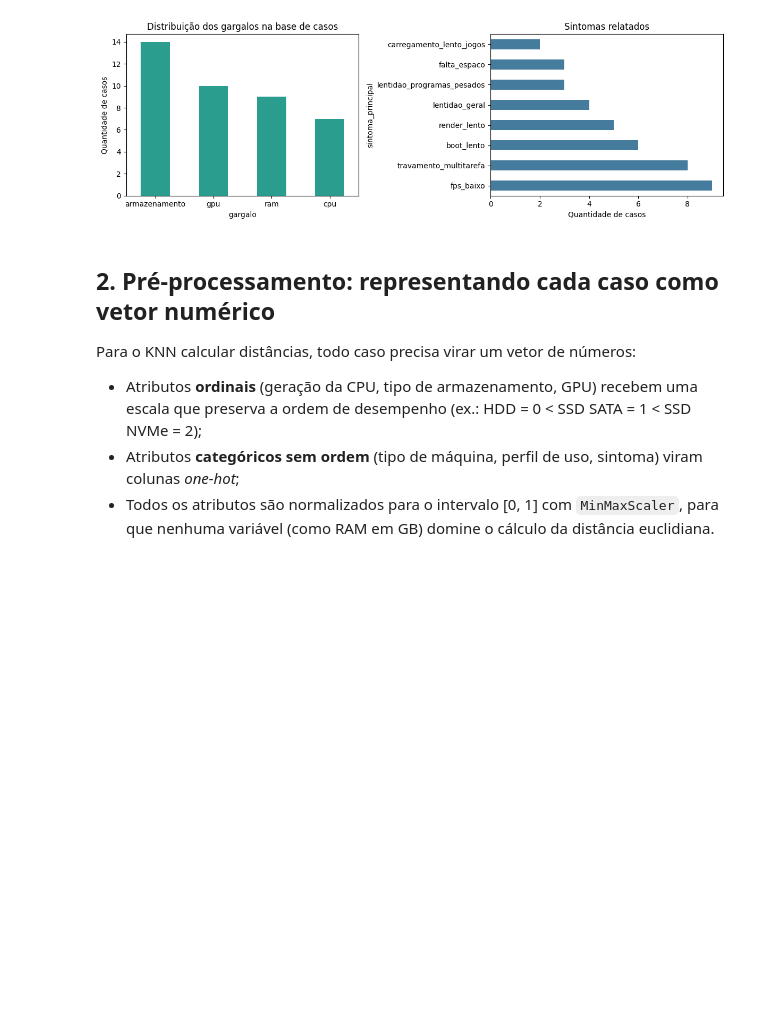
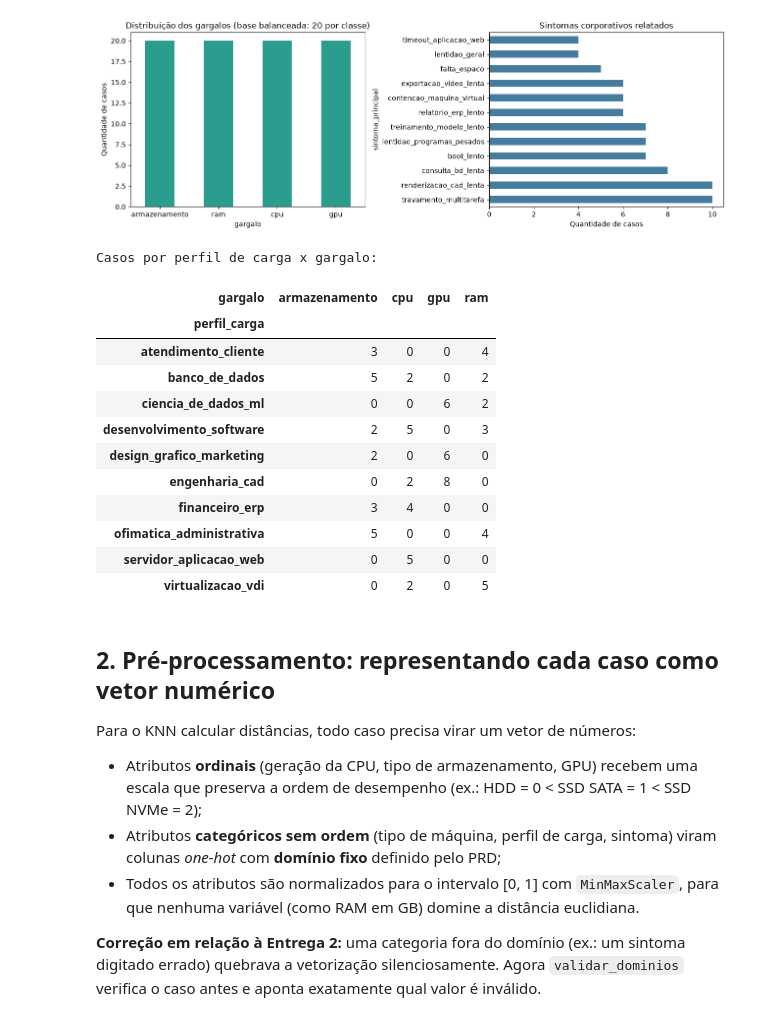
Before and after one commit to daniSepeda/identificador-gargalos-hardware-ia, a Jupyter notebook: notebooks/checkpoint_experimentos.ipynb, the cells around one changed output. Cells and saved outputs as stored; diff of their text form; code cells hidden in the pictures; blank space fills up the shorter version.

Commit message:
:sparkles: feat: adapta notebook para a base corporativa e valida dominios de categoria

```diff
--- a/notebooks/checkpoint_experimentos.ipynb
+++ b/notebooks/checkpoint_experimentos.ipynb
@@ -29,9 +37,21 @@ import numpy as np
 import matplotlib.pyplot as plt
 
 # Ao rodar localmente usa o CSV do repositorio; no Google Colab baixa direto do GitHub
-CAMINHO_LOCAL = '../data/base_casos.csv'
-URL_GITHUB = 'https://raw.githubusercontent.com/daniSepeda/identificador-gargalos-hardware-ia/main/data/base_casos.csv'
-casos = pd.read_csv(CAMINHO_LOCAL if os.path.exists(CAMINHO_LOCAL) else URL_GITHUB)
+CAMINHO_LOCAL = '../data/base_casos_corporativa_v1.csv'
+URLS_GITHUB = [
+    'https://raw.githubusercontent.com/daniSepeda/identificador-gargalos-hardware-ia/main/data/base_casos_corporativa_v1.csv',
+    'https://raw.githubusercontent.com/daniSepeda/identificador-gargalos-hardware-ia/claude/prd-repo-memory-gl9m7e/data/base_casos_corporativa_v1.csv',
+]
+
+if os.path.exists(CAMINHO_LOCAL):
+    casos = pd.read_csv(CAMINHO_LOCAL)
+else:
+    for url in URLS_GITHUB:
+        try:
+            casos = pd.read_csv(url)
+            break
+        except Exception:
+            continue
 
 print(f'Total de casos na base: {len(casos)}')
 casos.head()
@@ -46,27 +66,46 @@ Total de casos na base: 40
 # %%
-fig, eixos = plt.subplots(1, 2, figsize=(12, 4))
+fig, eixos = plt.subplots(1, 2, figsize=(13, 4.5))
 
 casos['gargalo'].value_counts().plot(kind='bar', ax=eixos[0], color='#2a9d8f')
-eixos[0].set_title('Distribuição dos gargalos na base de casos')
+eixos[0].set_title('Distribuição dos gargalos (base balanceada: 20 por classe)')
 eixos[0].set_ylabel('Quantidade de casos')
 eixos[0].tick_params(axis='x', rotation=0)
 
 casos['sintoma_principal'].value_counts().plot(kind='barh', ax=eixos[1], color='#457b9d')
-eixos[1].set_title('Sintomas relatados')
+eixos[1].set_title('Sintomas corporativos relatados')
 eixos[1].set_xlabel('Quantidade de casos')
 
 plt.tight_layout()
 plt.show()
+
+print('Casos por perfil de carga x gargalo:')
+pd.crosstab(casos['perfil_carga'], casos['gargalo'])
 # %% [output]
-[figure, old version]
+[figure, new version]
+Casos por perfil de carga x gargalo:
+| gargalo | armazenamento | cpu | gpu | ram |
+| perfil_carga |  |  |  |  |
+| atendimento_cliente | 3 | 0 | 0 | 4 |
+| banco_de_dados | 5 | 2 | 0 | 2 |
+| ciencia_de_dados_ml | 0 | 0 | 6 | 2 |
+| desenvolvimento_software | 2 | 5 | 0 | 3 |
+| design_grafico_marketing | 2 | 0 | 6 | 0 |
+| engenharia_cad | 0 | 2 | 8 | 0 |
+| financeiro_erp | 3 | 4 | 0 | 0 |
+| ofimatica_administrativa | 5 | 0 | 0 | 4 |
+| servidor_aplicacao_web | 0 | 5 | 0 | 0 |
+| virtualizacao_vdi | 0 | 2 | 0 | 5 |
 # %% [markdown]
 ## 2. Pré-processamento: representando cada caso como vetor numérico
 
 Para o KNN calcular distâncias, todo caso precisa virar um vetor de números:
 
 - Atributos **ordinais** (geração da CPU, tipo de armazenamento, GPU) recebem uma escala que preserva a ordem de desempenho (ex.: HDD = 0 < SSD SATA = 1 < SSD NVMe = 2);
-- Atributos **categóricos sem ordem** (tipo de máquina, perfil de uso, sintoma) viram colunas *one-hot*;
-- Todos os atributos são normalizados para o intervalo [0, 1] com `MinMaxScaler`, para que nenhuma variável (como RAM em GB) domine o cálculo da distância euclidiana.
+- Atributos **categóricos sem ordem** (tipo de máquina, perfil de carga, sintoma) viram colunas *one-hot* com **domínio fixo** definido pelo PRD;
+- Todos os atributos são normalizados para o intervalo [0, 1] com `MinMaxScaler`, para que nenhuma variável (como RAM em GB) domine a distância euclidiana.
+
+**Correção em relação à Entrega 2:** uma categoria fora do domínio (ex.: um sintoma digitado errado) quebrava a
+vetorização silenciosamente. Agora `validar_dominios` verifica o caso antes e aponta exatamente qual valor é inválido.
 # %%
 from sklearn.preprocessing import MinMaxScaler
 
```
Also changed, not shown: parts of 16 cells of this notebook.
